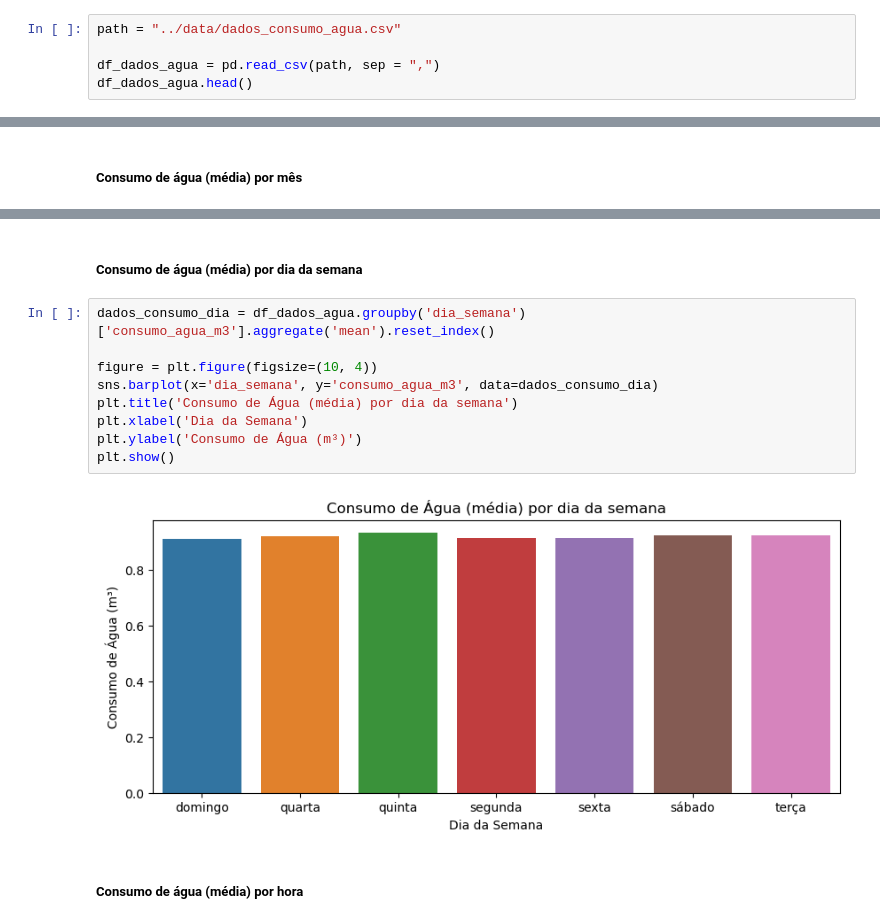
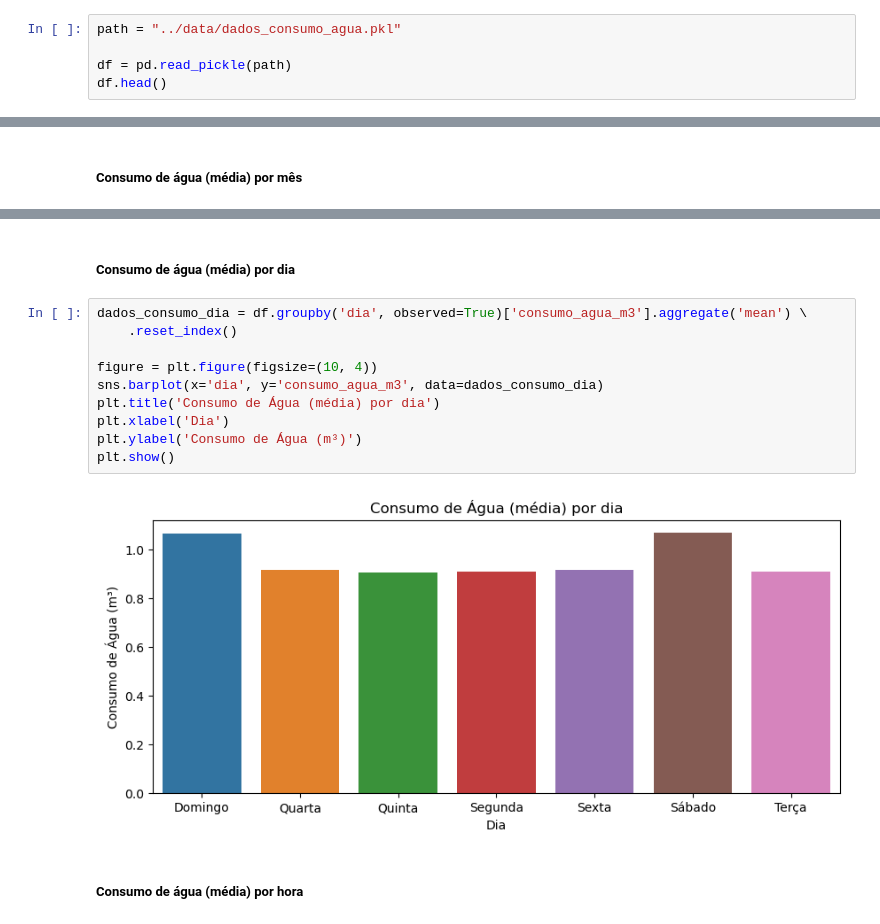
Before and after one commit to matheusssilva991/hackathon-cepedi, a Jupyter notebook: src/aed.ipynb, the cells around one changed output, grey strips where cells are left out. Drawn from its saved outputs; the diff is of its cells as text.

```diff
--- a/src/aed.ipynb
+++ b/src/aed.ipynb
@@ -8,8 +7,8 @@ import numpy as np
 # %% [markdown]
 ### Carregando o dataset
 # %%
-path = "../data/dados_consumo_agua.csv"
+path = "../data/dados_consumo_agua.pkl"
 
-df_dados_agua = pd.read_csv(path, sep = ",")
-df_dados_agua.head()
+df = pd.read_pickle(path)
+df.head()
 # %% [output]
@@ -93,16 +91,17 @@ plt.show()
 # %% [markdown]
-##### Consumo de água (média) por dia da semana
+##### Consumo de água (média) por dia
 # %%
-dados_consumo_dia = df_dados_agua.groupby('dia_semana')['consumo_agua_m3'].aggregate('mean').reset_index()
+dados_consumo_dia = df.groupby('dia', observed=True)['consumo_agua_m3'].aggregate('mean') \
+    .reset_index()
 
 figure = plt.figure(figsize=(10, 4))
-sns.barplot(x='dia_semana', y='consumo_agua_m3', data=dados_consumo_dia)
-plt.title('Consumo de Água (média) por dia da semana')
-plt.xlabel('Dia da Semana')
+sns.barplot(x='dia', y='consumo_agua_m3', data=dados_consumo_dia)
+plt.title('Consumo de Água (média) por dia')
+plt.xlabel('Dia')
 plt.ylabel('Consumo de Água (m³)')
 plt.show()
 # %% [output]
-[figure, old version]
+[figure, new version]
 # %% [markdown]
 ##### Consumo de água (média) por hora
 # %%
```
Also changed, not shown: parts of 8 cells of this notebook, 6 other files.
